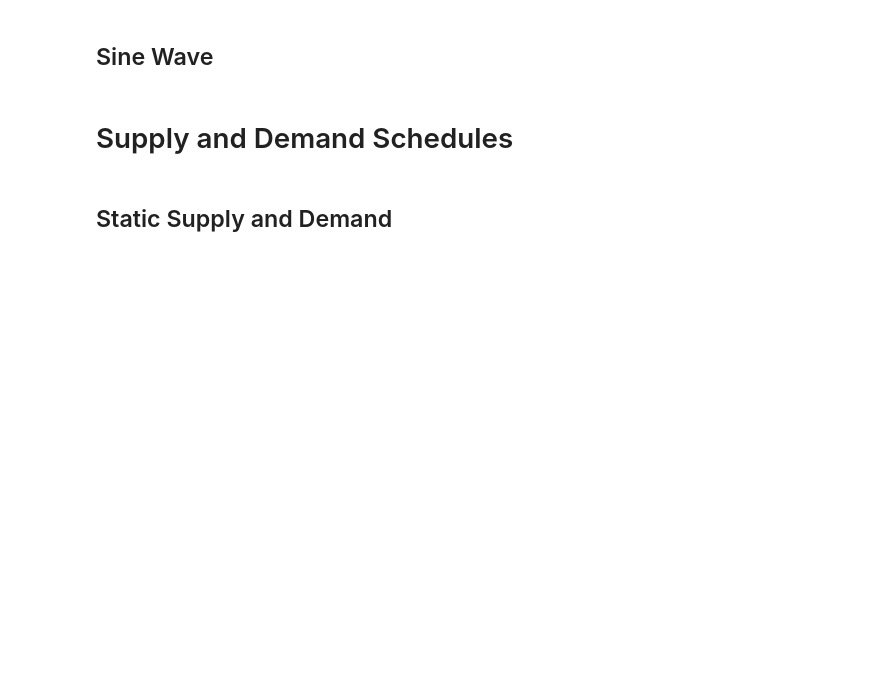
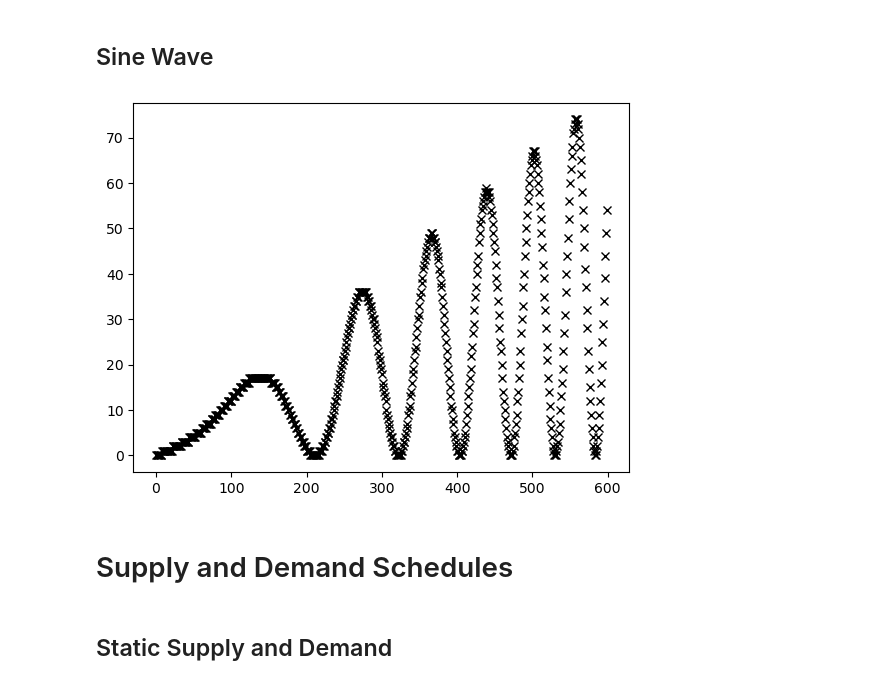
Before and after one commit to antonwallstedt/comsm0046-fintech, a Jupyter notebook: prototyping/proto.ipynb, the cells around one changed output. Saved outputs shown, nothing was run; the diff lists cells and outputs as text; code cells hidden in the pictures; blank space fills up the shorter version.

```diff
--- a/prototyping/proto.ipynb
+++ b/prototyping/proto.ipynb
@@ -27,9 +173,18 @@ def offset_drunkards_walk(time):
 # %% [markdown]
 ## Sine Wave
 # %%
-def offset_sine(time):
-    # TODO
-    return
+def offset_sine(t):
+    pi2 = math.pi * 2
+    c   = math.pi * 3000
+    wavelength = t / c
+    gradient   = 100 * t / (c / pi2)
+    amplitude  = 100 * t / (c / pi2)
+    offset = gradient + amplitude * math.sin(wavelength * t)
+    return int(round(offset, 0))
+# %%
+plot_offset_fn(offset_sine, 60 * 10)
+# %% [output]
+[figure, added]
 # %% [markdown]
 # Supply and Demand Schedules
 # %% [markdown]
```
Also changed, not shown: parts of 40 cells of this notebook, 6 other files.
